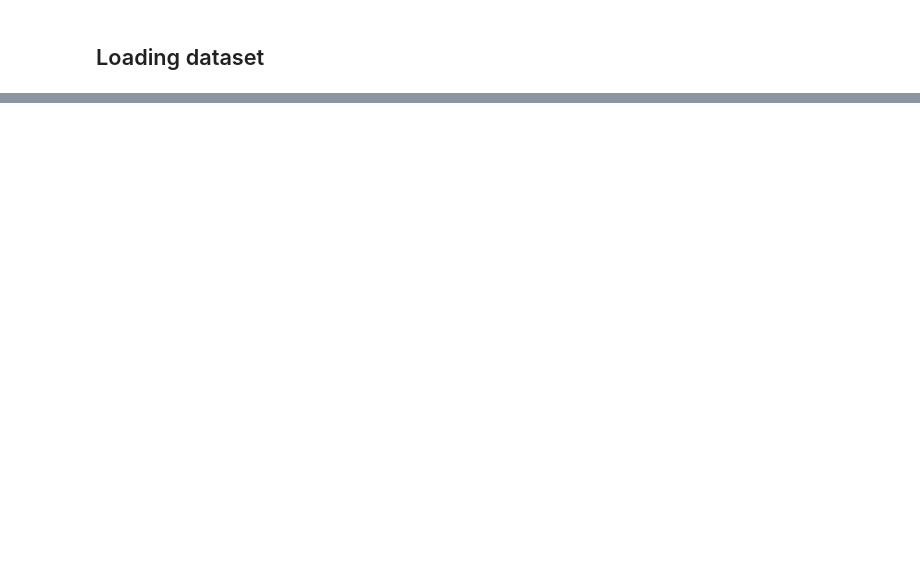
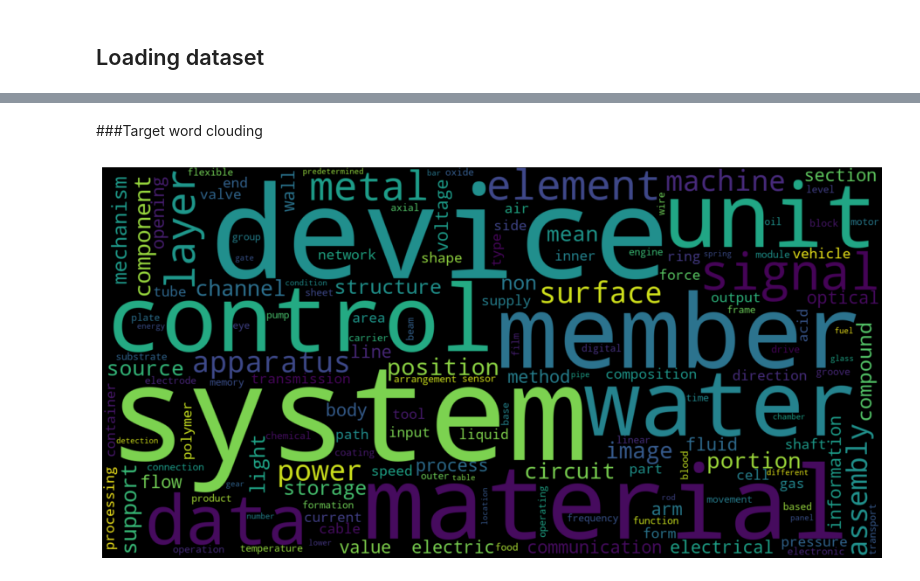
Before and after one commit to rahiakela/kaggle-competition-projects, a Jupyter notebook: us-patent-phrase-competition/01_us_patent_phrase_eda.ipynb, the cells around one changed output, grey strips where cells are left out. Drawn from its saved outputs; the diff is of its cells as text; code cells hidden in the pictures; blank space fills up the shorter version.

```diff
--- a/us-patent-phrase-competition/01_us_patent_phrase_eda.ipynb
+++ b/us-patent-phrase-competition/01_us_patent_phrase_eda.ipynb
@@ -217,0 +246,23 @@ And now we've created our submission file, which can be submitted to the competi
+# %% [markdown]
+###Target word clouding
+# %%
+target_text = ' '.join(train['target'])
+
+plt.subplots(figsize=(16,16))
+wc = WordCloud(
+    stopwords=STOPWORDS,
+    background_color="black",
+    contour_width=2,
+    contour_color='yellow',
+    width=1500,
+    height=750,
+    max_font_size=256,
+    max_words=150,
+    random_state=1
+)
+wc.generate(target_text)
+plt.imshow(wc, interpolation="bilinear")
+plt.axis('off')
+plt.show()
+# %% [output]
+[figure, added]
```
Also changed, not shown: parts of 74 cells of this notebook.
